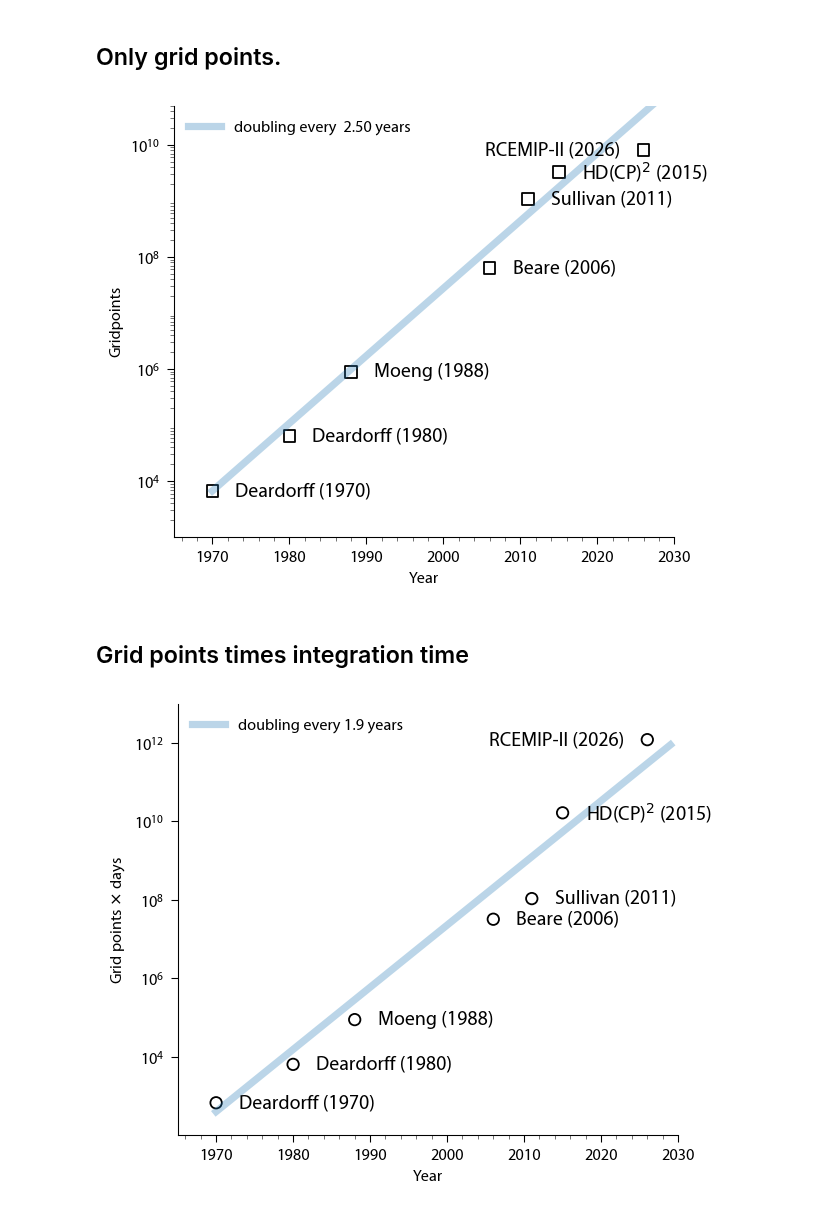
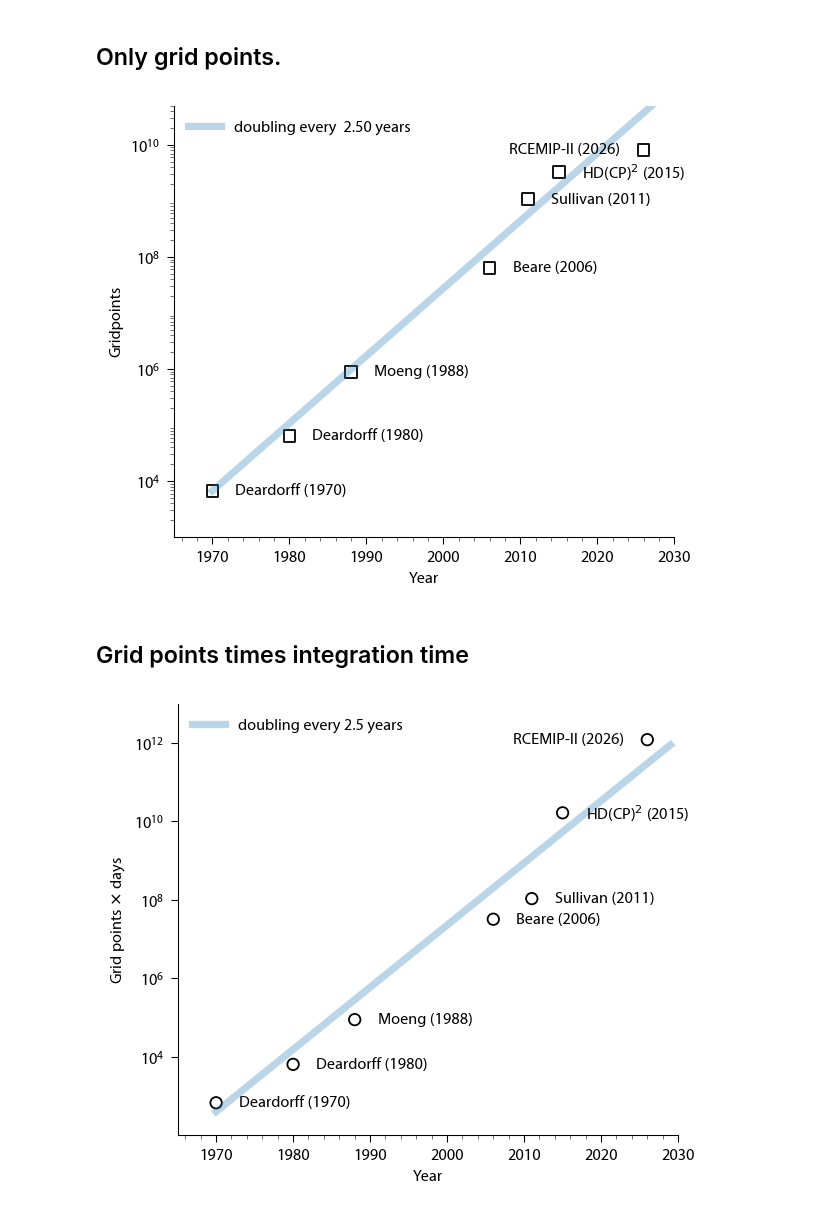
Before and after one commit to bartvstratum/projects_maq, a Jupyter notebook: 2026_connecting_the_clouds/lumi_proposal/moore_LES.ipynb, the cells around one changed output. Drawn from its saved outputs; the diff is of its cells as text; code cells hidden in the pictures.

Commit message:
Update Moore's law figure LUMI.

```diff
--- a/2026_connecting_the_clouds/lumi_proposal/moore_LES.ipynb
+++ b/2026_connecting_the_clouds/lumi_proposal/moore_LES.ipynb
@@ -79,35 +79,35 @@ RCEMIP-II (2026) 8053063680
 # %%
 fig = plt.figure(figsize=(5,4)) #
 #                   L    B    R    T    ws  hs
 fig.subplots_adjust(0.14,0.12,0.91,0.95,0.22,0.21)
 
 ax = plt.subplot(111)
 modplot(ax)
 for c in LES_cases:
     plt.scatter(c.year, c.N, s=40, color='k', marker='s', facecolor='none')
     if c.loc == 'right':
-        plt.text(c.year+3, c.N, c.label, va='center', ha='left', size=11)
+        plt.text(c.year+3, c.N, c.label, va='center', ha='left')
     else:
-        plt.text(c.year-3, c.N, c.label, va='center', ha='right', size=11)
+        plt.text(c.year-3, c.N, c.label, va='center', ha='right')
 #for c in DNS_cases:
 #    plt.scatter(c.year, c.N, s=50, color='k', marker='o', facecolor='none')
 #    plt.text(c.year-3, c.N, c.label, va='center', ha='right', size=11)
 
 #plt.plot(m_dns.year, m_dns.N, color='tab:blue', linewidth=4, alpha=0.3, label='doubling = {:5.2f} year'.format(m_dns.p))
 plt.plot(m_les.year, m_les.N, color='tab:blue', linewidth=4, alpha=0.3, label='doubling every {:5.2f} years'.format(m_les.p))
 ax.set_yscale('log')
 plt.yticks([10**4, 10**6, 10**8, 10**10, 10**12, 10**14, 10**16])
 plt.legend(frameon=False, loc=2)
 plt.xlabel('Year')
 plt.ylabel('Gridpoints')
 
 plt.xlim(1965,2030)
 plt.ylim(1e3, 5e10)
 
 plt.savefig('figures/moore_les.png')
 plt.savefig('figures/moore_pdf.png')
 # %% [output]
-[figure, old version]
+[figure, new version]
 # %% [markdown]
 ## Grid points times integration time
 # %%
@@ -122,9 +122,9 @@ modplot(ax)
 for c in LES_cases:
     plt.scatter(c.year, c.Nxd, s=40, color='k', marker='o', facecolor='none')
     if c.loc == 'right':
-        plt.text(c.year+3, c.Nxd, c.label, va='center', ha='left', size=11)
+        plt.text(c.year+3, c.Nxd, c.label, va='center', ha='left')
     else:
-        plt.text(c.year-3, c.Nxd, c.label, va='center', ha='right', size=11)
+        plt.text(c.year-3, c.Nxd, c.label, va='center', ha='right')
 
 plt.plot(m_les2.year, m_les2.N, color='tab:blue', linewidth=4, alpha=0.3, label='doubling every {:.1f} years'.format(m_les.p))
 ax.set_yscale('log')
@@ -139,4 +139,4 @@ plt.ylim(1e2, 1e13)
 plt.savefig('figures/moore_les_2.png')
 plt.savefig('figures/moore_pdf_2.png')
 # %% [output]
-[figure, old version]
+[figure, new version]
```
Also changed, not shown: 4 other files.
